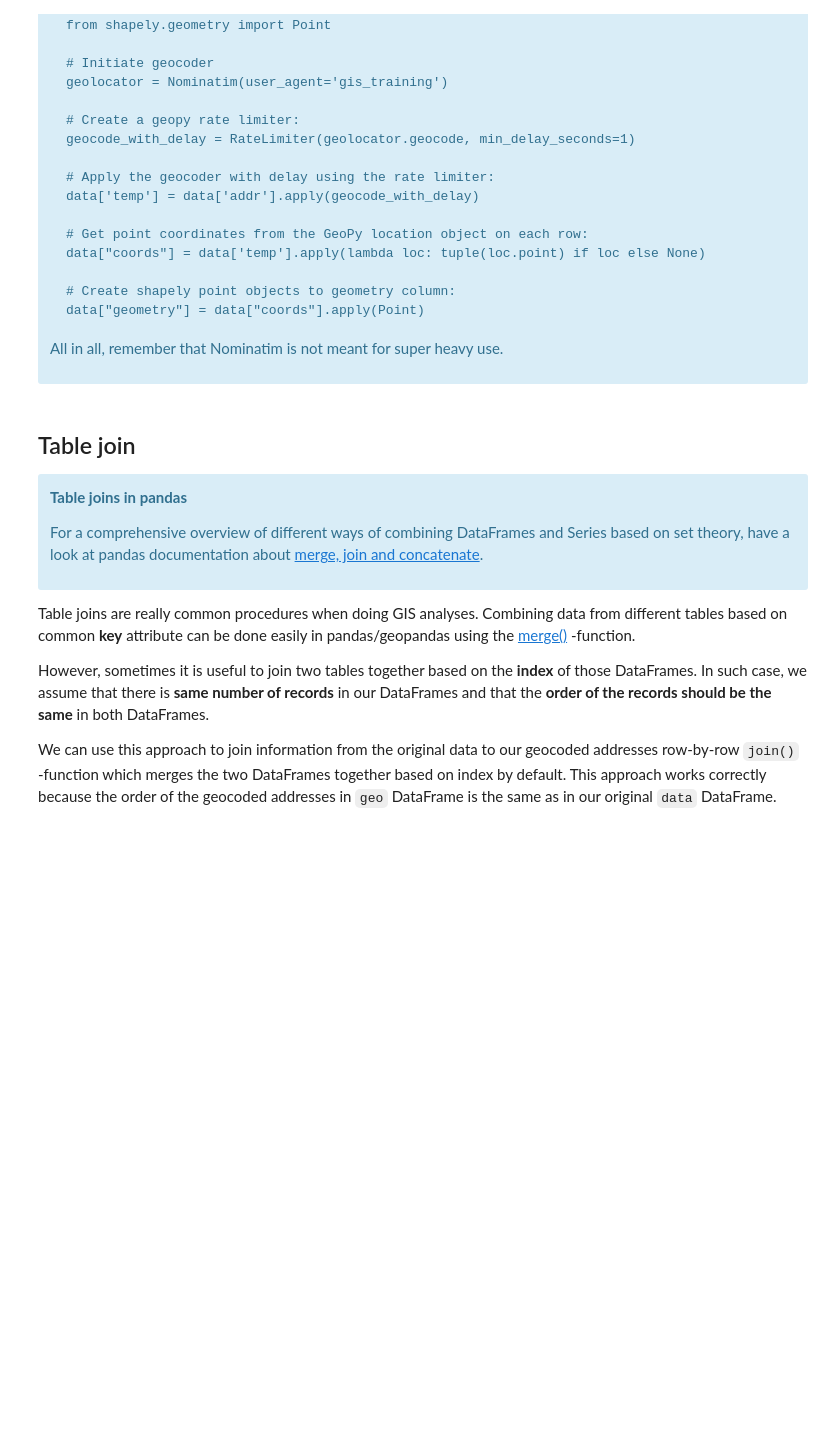
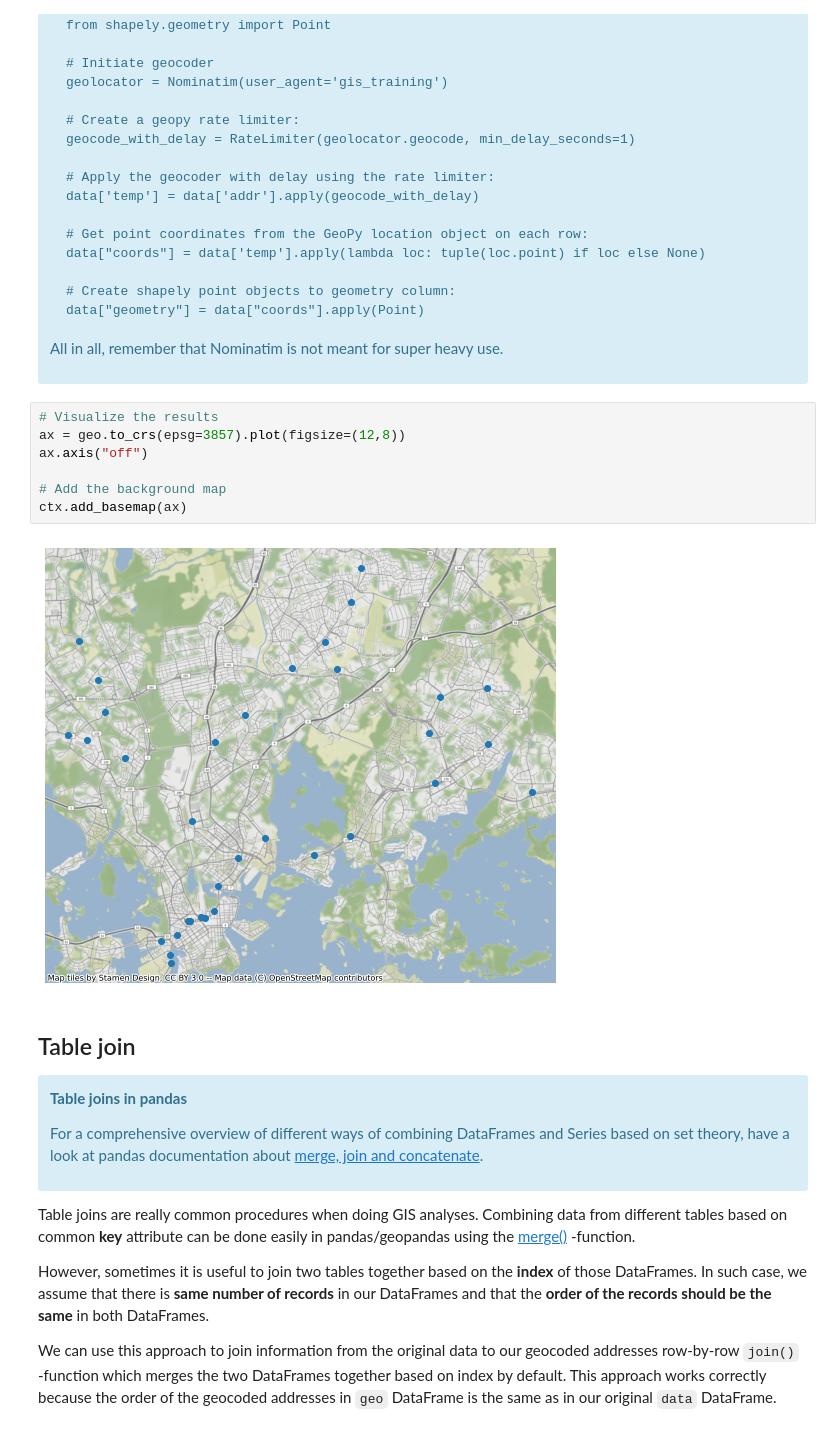
Before and after one commit to zazuko/gis-training, a Jupyter notebook: 3_spatial-queries/01_solutions.ipynb, the cells around one changed output. Drawn from its saved outputs; the diff is of its cells as text; blank space fills up the shorter version.

````diff
--- a/3_spatial-queries/01_solutions.ipynb
+++ b/3_spatial-queries/01_solutions.ipynb
@@ -152,6 +153,15 @@ data["geometry"] = data["coords"].apply(Point)
 ```
 All in all, remember that Nominatim is not meant for super heavy use.
 </div>
+# %%
+# Visualize the results
+ax = geo.to_crs(epsg=3857).plot(figsize=(12,8))
+ax.axis("off")
+
+# Add the background map
+ctx.add_basemap(ax)
+# %% [output]
+[figure, added]
 # %% [markdown]
 ## Table join
 <div class="alert alert-info">
````
Also changed, not shown: parts of 4 cells of this notebook, 5 other files.
